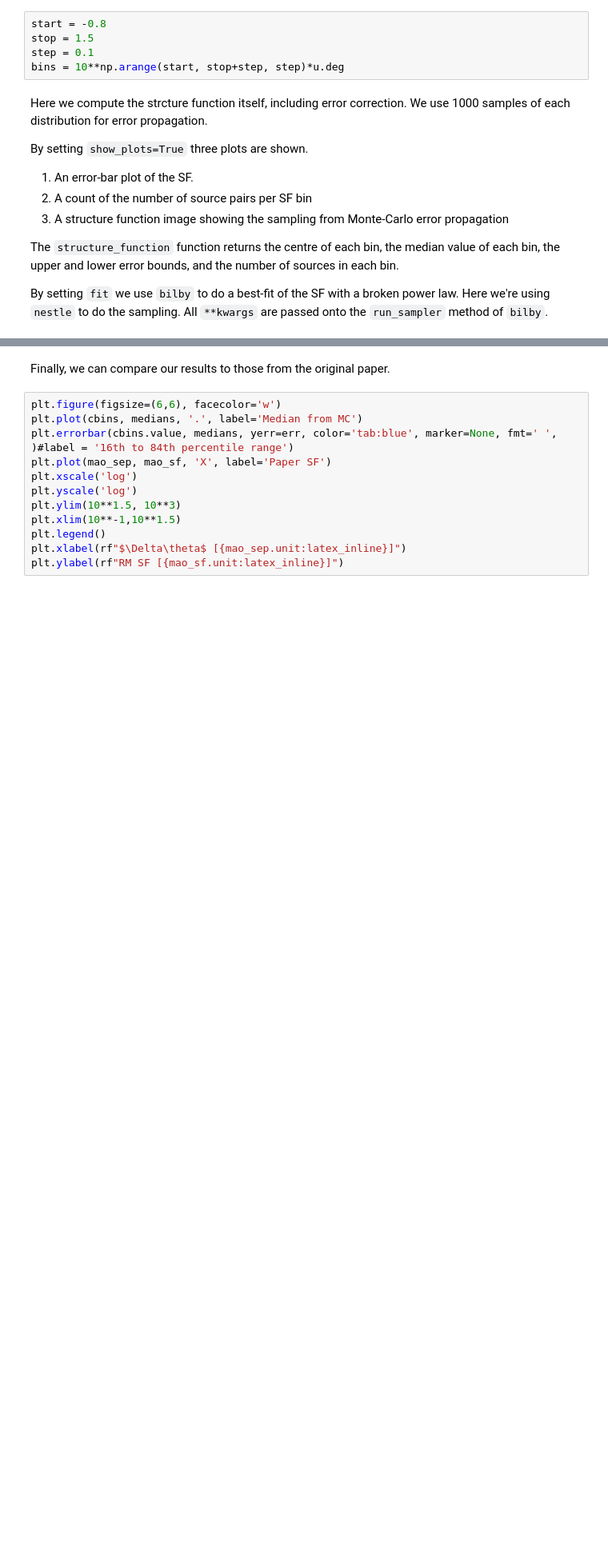
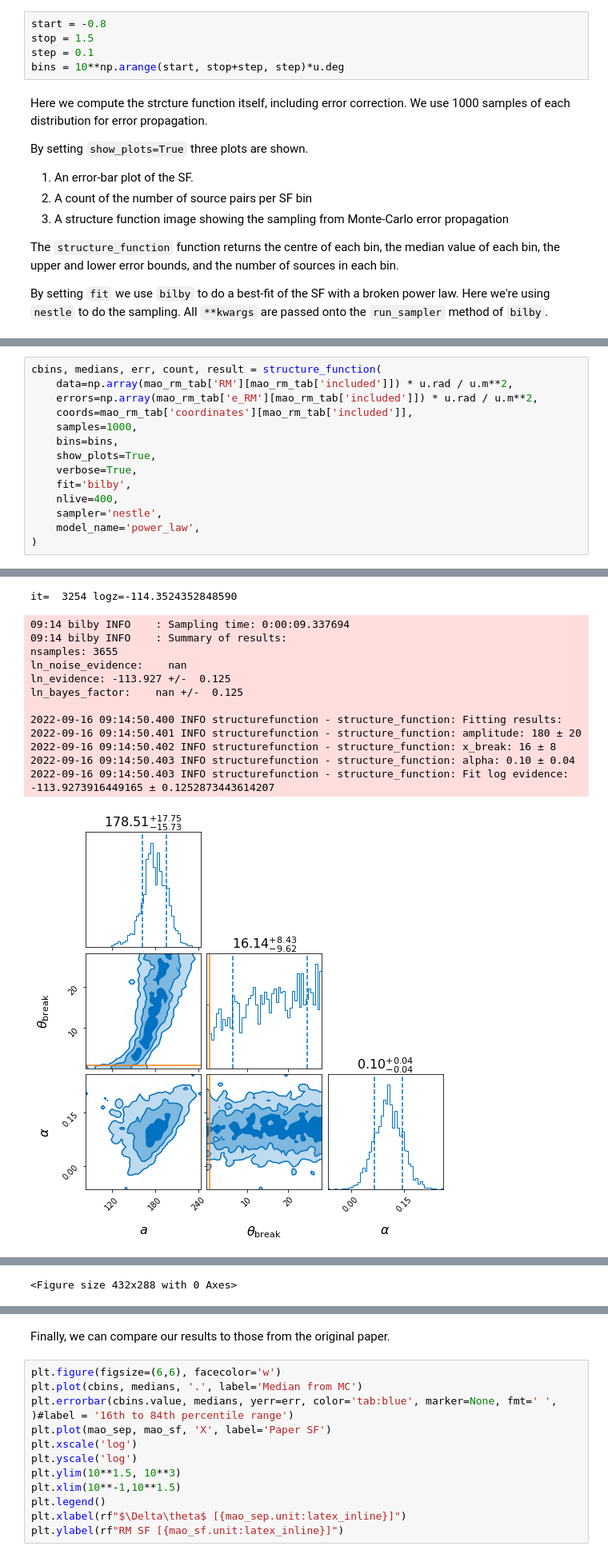
Before and after one commit to AlecThomson/structurefunction, a Jupyter notebook: example/example.ipynb, the cells around one changed output, grey strips where cells are left out. Shown at 80% size. Drawn from its saved outputs; the diff is of its cells as text; blank space fills up the shorter version.

```diff
--- a/example/example.ipynb
+++ b/example/example.ipynb
@@ -168,0 +184,15 @@ cbins, medians, err, count, result = structure_function(
+# %%
+cbins, medians, err, count, result = structure_function(
+    data=np.array(mao_rm_tab['RM'][mao_rm_tab['included']]) * u.rad / u.m**2,
+    errors=np.array(mao_rm_tab['e_RM'][mao_rm_tab['included']]) * u.rad / u.m**2,
+    coords=mao_rm_tab['coordinates'][mao_rm_tab['included']],
+    samples=1000,
+    bins=bins,
+    show_plots=True,
+    verbose=True,
+    fit='bilby',
+    nlive=400,
+    sampler='nestle',
+    model_name='power_law',
+)
+# %% [output]
@@ -168,0 +214,14 @@ cbins, medians, err, count, result = structure_function(
+it=  3254 logz=-114.3524352848590
+09:14 bilby INFO    : Sampling time: 0:00:09.337694
+09:14 bilby INFO    : Summary of results:
+nsamples: 3655
+ln_noise_evidence:    nan
+ln_evidence: -113.927 +/-  0.125
+ln_bayes_factor:    nan +/-  0.125
+
+2022-09-16 09:14:50.400 INFO structurefunction - structure_function: Fitting results:
+2022-09-16 09:14:50.401 INFO structurefunction - structure_function: amplitude: 180 ± 20
+2022-09-16 09:14:50.402 INFO structurefunction - structure_function: x_break: 16 ± 8
+2022-09-16 09:14:50.403 INFO structurefunction - structure_function: alpha: 0.10 ± 0.04
+2022-09-16 09:14:50.403 INFO structurefunction - structure_function: Fit log evidence: -113.9273916449165 ± 0.1252873443614207
+[figure, added]
@@ -168,0 +231 @@ cbins, medians, err, count, result = structure_function(
+<Figure size 432x288 with 0 Axes>
```
Also changed, not shown: parts of 4 cells of this notebook.
